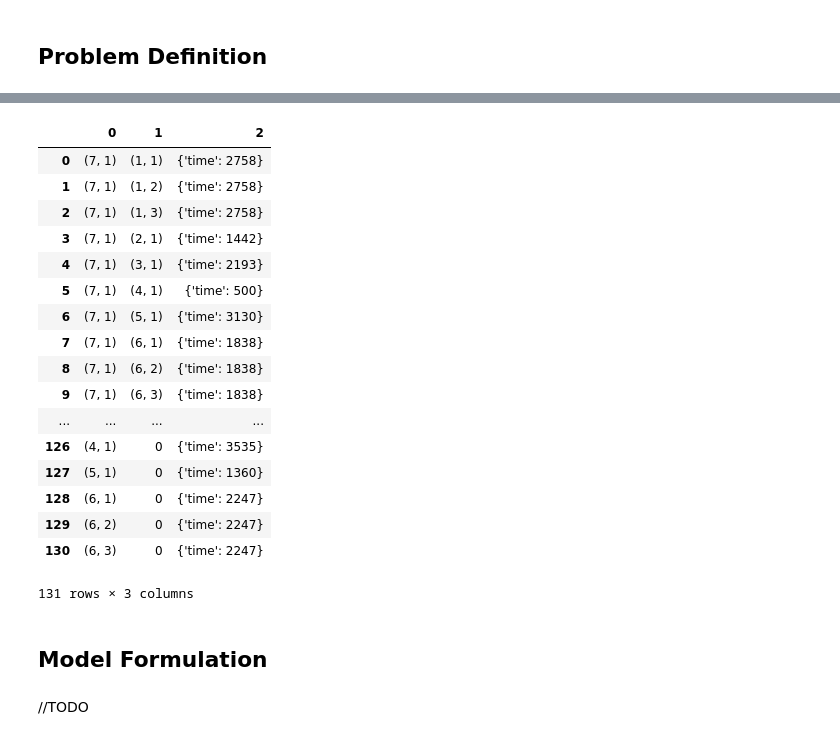
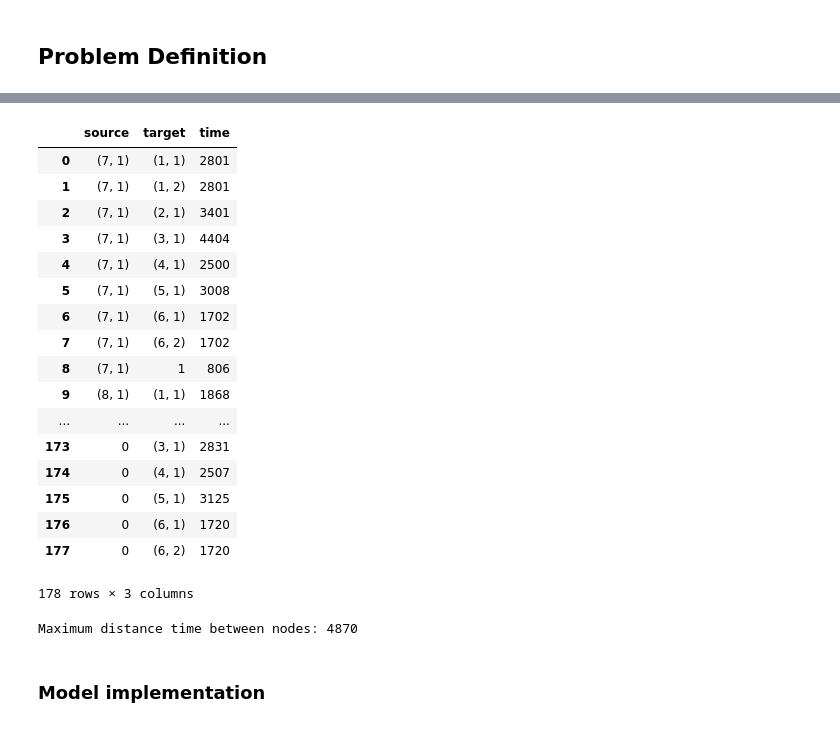
Before and after one commit to giordanoDaloisio/NtOptProject, a Jupyter notebook: Project.ipynb, the cells around one changed output, grey strips where cells are left out. Saved outputs shown, nothing was run; the diff lists cells and outputs as text; code cells hidden in the pictures.

Commit message:
started second model analysis

```diff
--- a/Project.ipynb
+++ b/Project.ipynb
@@ -90,25 +189,29 @@ pd.DataFrame(G.nodes(data=True))
-# %%
-pd.DataFrame(G.edges(data=True))
-# %% [output]
-|  | 0 | 1 | 2 |
-| 0 | (7, 1) | (1, 1) | {'time': 2758} |
-| 1 | (7, 1) | (1, 2) | {'time': 2758} |
-| 2 | (7, 1) | (1, 3) | {'time': 2758} |
-| 3 | (7, 1) | (2, 1) | {'time': 1442} |
-| 4 | (7, 1) | (3, 1) | {'time': 2193} |
-| 5 | (7, 1) | (4, 1) | {'time': 500} |
-| 6 | (7, 1) | (5, 1) | {'time': 3130} |
-| 7 | (7, 1) | (6, 1) | {'time': 1838} |
-| 8 | (7, 1) | (6, 2) | {'time': 1838} |
-| 9 | (7, 1) | (6, 3) | {'time': 1838} |
-| ... | ... | ... | ... |
-| 126 | (4, 1) | 0 | {'time': 3535} |
-| 127 | (5, 1) | 0 | {'time': 1360} |
-| 128 | (6, 1) | 0 | {'time': 2247} |
-| 129 | (6, 2) | 0 | {'time': 2247} |
-| 130 | (6, 3) | 0 | {'time': 2247} |
-131 rows × 3 columns
+# %%
+edges = nx.to_pandas_edgelist(G)
+# %%
+edges
+# %% [output]
+|  | source | target | time |
+| 0 | (7, 1) | (1, 1) | 2801 |
+| 1 | (7, 1) | (1, 2) | 2801 |
+| 2 | (7, 1) | (2, 1) | 3401 |
+| 3 | (7, 1) | (3, 1) | 4404 |
+| 4 | (7, 1) | (4, 1) | 2500 |
+| 5 | (7, 1) | (5, 1) | 3008 |
+| 6 | (7, 1) | (6, 1) | 1702 |
+| 7 | (7, 1) | (6, 2) | 1702 |
+| 8 | (7, 1) | 1 | 806 |
+| 9 | (8, 1) | (1, 1) | 1868 |
+| ... | ... | ... | ... |
+| 173 | 0 | (3, 1) | 2831 |
+| 174 | 0 | (4, 1) | 2507 |
+| 175 | 0 | (5, 1) | 3125 |
+| 176 | 0 | (6, 1) | 1720 |
+| 177 | 0 | (6, 2) | 1720 |
+178 rows × 3 columns
+# %%
+print("Maximum distance time between nodes:",edges['time'].max())
+# %% [output]
+Maximum distance time between nodes: 4870
 # %% [markdown]
-## Model Formulation
+### Model implementation
-# %% [markdown]
-//TODO
```
Also changed, not shown: parts of 61 cells of this notebook, 10 other files.
